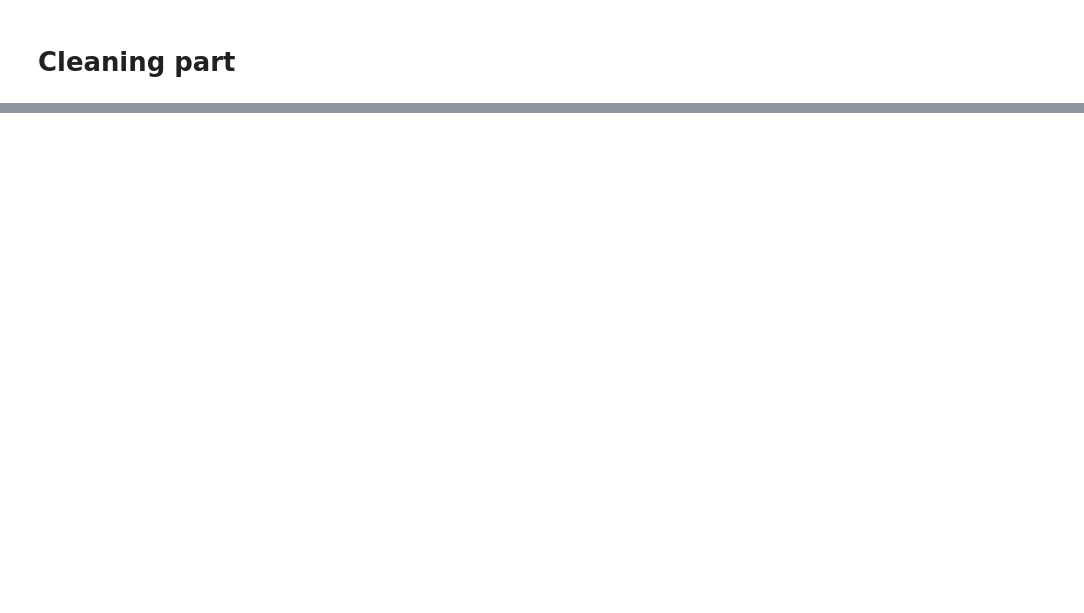
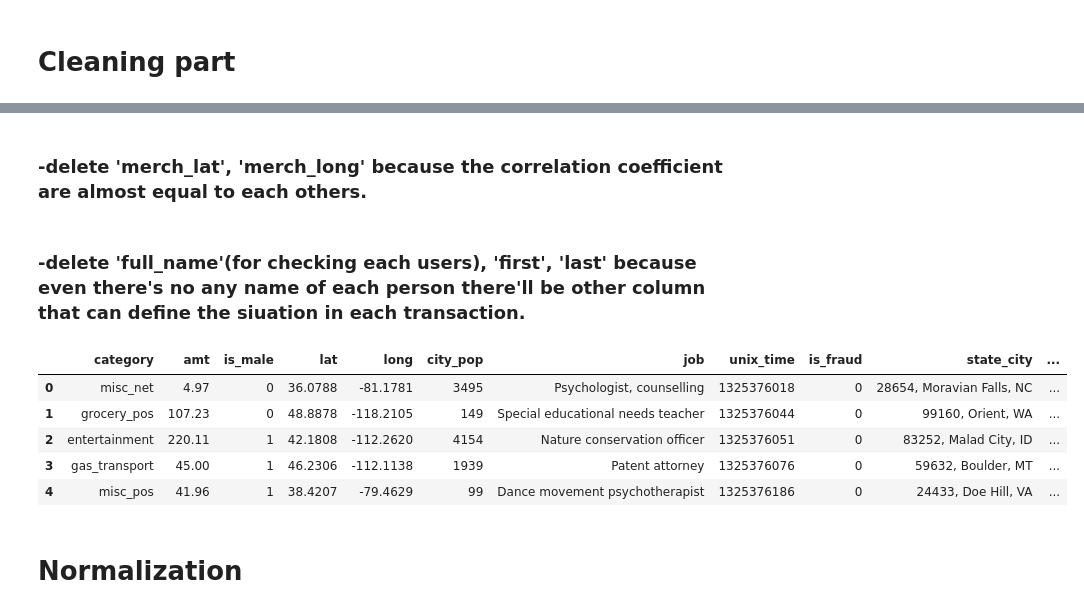
Before and after one commit to tintinap/Maching-Learning-Midterm-Exam, a Jupyter notebook: data_preparation.ipynb, the cells around one changed output, grey strips where cells are left out. Saved outputs shown, nothing was run; the diff lists cells and outputs as text; code cells hidden in the pictures; blank space fills up the shorter version.

```diff
--- a/data_preparation.ipynb
+++ b/data_preparation.ipynb
@@ -85,0 +154,18 @@ Question(4, 10)
+# %% [markdown]
+<h3>-delete 'merch_lat', 'merch_long' because the correlation coefficient are almost equal to each others.
+# %% [markdown]
+<h3>-delete 'full_name'(for checking each users), 'first', 'last' because even there's no any name of each person there'll be other column that can define the siuation in each transaction.
+# %%
+#delete all neccesary columns
+del_col = ['cc_num', 'merchant', 'first', 'last', 'street', 'trans_num', 'merch_lat', 'merch_long', 'city', 'state', 'zip','dob', 'full_name','trans_date_trans_time']
+for col in del_col:
+    if col in df.columns.tolist():
+        df = df.drop(col, 1)
+df.head()
+# %% [output]
+|  | category | amt | is_male | lat | long | city_pop | job | unix_time | is_fraud | state_city | ... |
+| 0 | misc_net | 4.97 | 0 | 36.0788 | -81.1781 | 3495 | Psychologist, counselling | 1325376018 | 0 | 28654, Moravian Falls, NC | ... |
+| 1 | grocery_pos | 107.23 | 0 | 48.8878 | -118.2105 | 149 | Special educational needs teacher | 1325376044 | 0 | 99160, Orient, WA | ... |
+| 2 | entertainment | 220.11 | 1 | 42.1808 | -112.2620 | 4154 | Nature conservation officer | 1325376051 | 0 | 83252, Malad City, ID | ... |
+| 3 | gas_transport | 45.00 | 1 | 46.2306 | -112.1138 | 1939 | Patent attorney | 1325376076 | 0 | 59632, Boulder, MT | ... |
+| 4 | misc_pos | 41.96 | 1 | 38.4207 | -79.4629 | 99 | Dance movement psychotherapist | 1325376186 | 0 | 24433, Doe Hill, VA | ... |
@@ -85,0 +174,2 @@ Question(4, 10)
+# %% [markdown]
+<h1> Normalization
```
Also changed, not shown: parts of 35 cells of this notebook.
